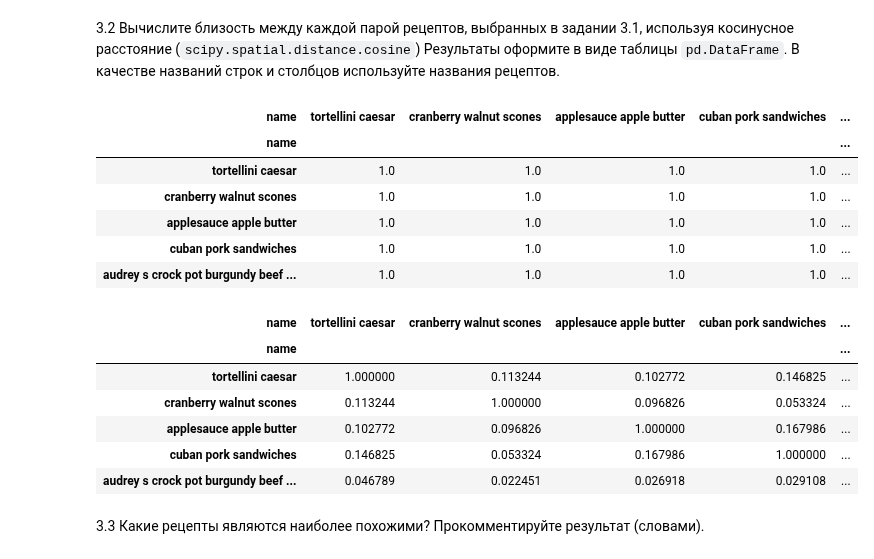
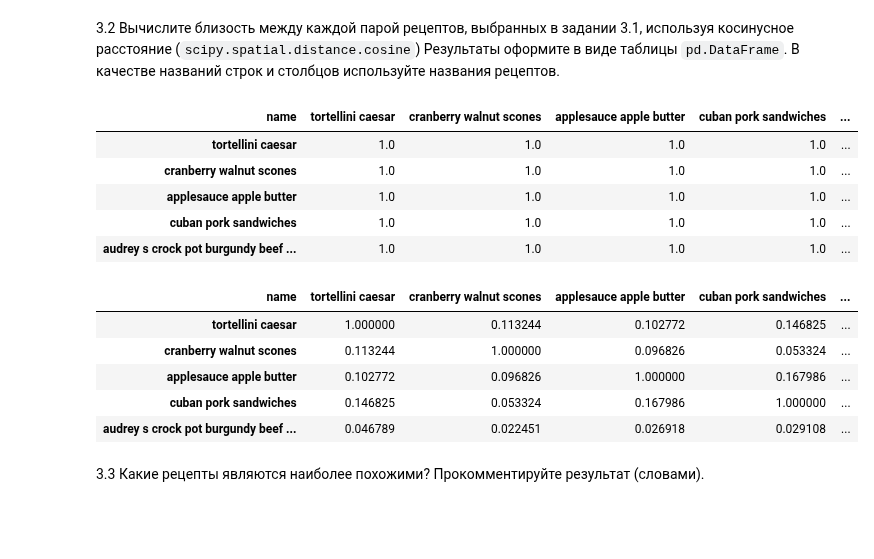
Before and after one commit to Amikuto/BigDataPT-BDPT-, a Jupyter notebook: Lesson9/09_string_2_Фамилия_Имя_Группа.ipynb, the cells around one changed output. Drawn from its saved outputs; the diff is of its cells as text; code cells hidden in the pictures; blank space fills up the shorter version.

Commit message:
Task 9: 3.2 fixes [убарл лишний 'name' из таблицы]

```diff
--- a/Lesson9/09_string_2_Фамилия_Имя_Группа.ipynb
+++ b/Lesson9/09_string_2_Фамилия_Имя_Группа.ipynb
@@ -395,12 +395,10 @@ tfidf_vectorizer_recipes_compare_dataframe
 3.2 Вычислите близость между каждой парой рецептов, выбранных в задании 3.1, используя косинусное расстояние (`scipy.spatial.distance.cosine`) Результаты оформите в виде таблицы `pd.DataFrame`. В качестве названий строк и столбцов используйте названия рецептов.
 # %%
 proximity_distance = np.ones((5, 5))
-proximity_distance = pd.DataFrame(proximity_distance, index=sample["name"], columns=sample["name"])
-# proximity_distance.drop([0, 1])
+proximity_distance = pd.DataFrame(proximity_distance, index=sample["name"].values, columns=sample["name"])
 proximity_distance
 # %% [output]
 | name | tortellini caesar | cranberry walnut scones | applesauce apple butter | cuban pork sandwiches | ... |
-| name |  |  |  |  | ... |
 | tortellini caesar | 1.0 | 1.0 | 1.0 | 1.0 | ... |
 | cranberry walnut scones | 1.0 | 1.0 | 1.0 | 1.0 | ... |
 | applesauce apple butter | 1.0 | 1.0 | 1.0 | 1.0 | ... |
@@ -417,7 +415,6 @@ for i in proximity_distance:
 proximity_distance
 # %% [output]
 | name | tortellini caesar | cranberry walnut scones | applesauce apple butter | cuban pork sandwiches | ... |
-| name |  |  |  |  | ... |
 | tortellini caesar | 1.000000 | 0.113244 | 0.102772 | 0.146825 | ... |
 | cranberry walnut scones | 0.113244 | 1.000000 | 0.096826 | 0.053324 | ... |
 | applesauce apple butter | 0.102772 | 0.096826 | 1.000000 | 0.167986 | ... |
```
